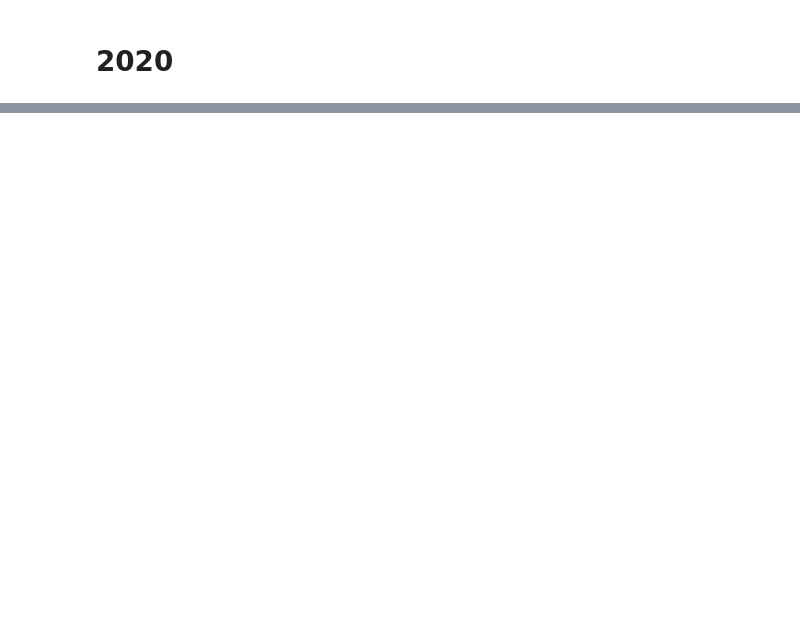
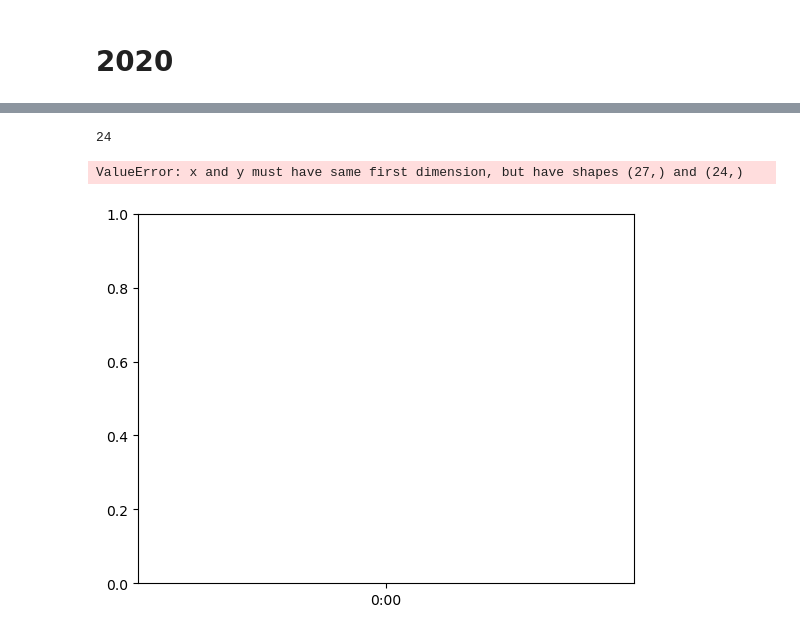
Before and after one commit to julanteria/starkregen_graphcast, a Jupyter notebook: starkregen.ipynb, the cells around one changed output, grey strips where cells are left out. Cells and saved outputs as stored; diff of their text form; code cells hidden in the pictures; blank space fills up the shorter version.

```diff
--- a/starkregen.ipynb
+++ b/starkregen.ipynb
@@ -88,23 +197,58 @@ input_12 = data_tp_2020_halle.sel(time='2020-06-13T12:00:00', method='nearest')
 input_18 = data_tp_2020_halle.sel(time='2020-06-13T18:00:00', method='nearest')
 input_24 = data_tp_2020_halle.sel(time='2020-06-14T00:00:00', method='nearest')
 input_30 = data_tp_2020_halle.sel(time='2020-06-14T06:00:00', method='nearest')
+# %%
+# sel 24 vals in 6h steps data_tp_2020_halle.sel(time='2020-06-13T00:00:00', method='nearest')
+inputos = [data_tp_2020_halle.sel(time='2020-06-13T00:00:00', method='nearest').tp.values.item(),
+         data_tp_2020_halle.sel(time='2020-06-13T06:00:00', method='nearest').tp.values.item(),
+         data_tp_2020_halle.sel(time='2020-06-13T12:00:00', method='nearest').tp.values.item(),
+         data_tp_2020_halle.sel(time='2020-06-13T18:00:00', method='nearest').tp.values.item(),
+         data_tp_2020_halle.sel(time='2020-06-14T00:00:00', method='nearest').tp.values.item(),
+         data_tp_2020_halle.sel(time='2020-06-14T06:00:00', method='nearest').tp.values.item(),
+         data_tp_2020_halle.sel(time='2020-06-14T12:00:00', method='nearest').tp.values.item(),
+         data_tp_2020_halle.sel(time='2020-06-14T18:00:00', method='nearest').tp.values.item(),
+         data_tp_2020_halle.sel(time='2020-06-15T00:00:00', method='nearest').tp.values.item(),
+         data_tp_2020_halle.sel(time='2020-06-15T06:00:00', method='nearest').tp.values.item(),
+         data_tp_2020_halle.sel(time='2020-06-15T12:00:00', method='nearest').tp.values.item(),
+         data_tp_2020_halle.sel(time='2020-06-15T18:00:00', method='nearest').tp.values.item(),
+         data_tp_2020_halle.sel(time='2020-06-16T00:00:00', method='nearest').tp.values.item(),
+         data_tp_2020_halle.sel(time='2020-06-16T06:00:00', method='nearest').tp.values.item(),
+         data_tp_2020_halle.sel(time='2020-06-16T12:00:00', method='nearest').tp.values.item(),
+         data_tp_2020_halle.sel(time='2020-06-16T18:00:00', method='nearest').tp.values.item(),
+         data_tp_2020_halle.sel(time='2020-06-17T00:00:00', method='nearest').tp.values.item(),
+         data_tp_2020_halle.sel(time='2020-06-17T06:00:00', method='nearest').tp.values.item(),
+         data_tp_2020_halle.sel(time='2020-06-17T12:00:00', method='nearest').tp.values.item(),
+         data_tp_2020_halle.sel(time='2020-06-17T18:00:00', method='nearest').tp.values.item(),
+         data_tp_2020_halle.sel(time='2020-06-18T00:00:00', method='nearest').tp.values.item(),
+         data_tp_2020_halle.sel(time='2020-06-18T06:00:00', method='nearest').tp.values.item(),
+         data_tp_2020_halle.sel(time='2020-06-18T12:00:00', method='nearest').tp.values.item(),
+         data_tp_2020_halle.sel(time='2020-06-18T18:00:00', method='nearest').tp.values.item()]
+# %%
+len(pred)
+# %% [output]
+24
 # %%
-time = ["0:00", "06:00", "12:00", "+6h", "+12h", "+18h"]
+time = ["0:00", "06:00", "12:00", "+6h", "+12h", "+18h", "+24h", "+30h", "+36h", "+42h", "+48h", "+54h", "+60h", "+66h", "+72h", "+78h", "+84h", "+90h", "+96h", "+102h", "+108h", "+114h", "+120h", "+126h", "+132h", "+138h", "+144h"]
 input = [input_0.tp.values.item(), input_6.tp.values.item(), input_12.tp.values.item()]
-pred = [total_precipitation_13_06[0].values[0], total_precipitation_13_06[1].values[0], total_precipitation_13_06[2].values[0]]
+
+pred = [total_precipitation_13_06[i].values[0] for i in range(24)]
+#pred = [total_precipitation_13_06[0].values[0], total_precipitation_13_06[1].values[0], total_precipitation_13_06[2].values[0]]
 input2 = [input_18.tp.values.item(), input_24.tp.values.item(), input_30.tp.values.item()]
 values_input = input + input2
 
 
 values_pred = input + pred
 
 # plot values_input and values_pred in different colors
-plt.plot(time, values_input, 'r')
-plt.plot(time, values_pred, 'b')
+plt.plot(time, inputos, 'r')
+plt.plot(time, pred, 'b')
 plt.xlabel('Time')
 plt.ylabel('Total Precipitation (m)')
 # legend
 plt.legend(['Input', 'Prediction'])
+# %% [output]
+ValueError: x and y must have same first dimension, but have shapes (27,) and (24,)
+[figure, added]
 # %%
 
 plt.plot(time, values_input, 'r')
```
Also changed, not shown: parts of 17 cells of this notebook, 1 other file.
